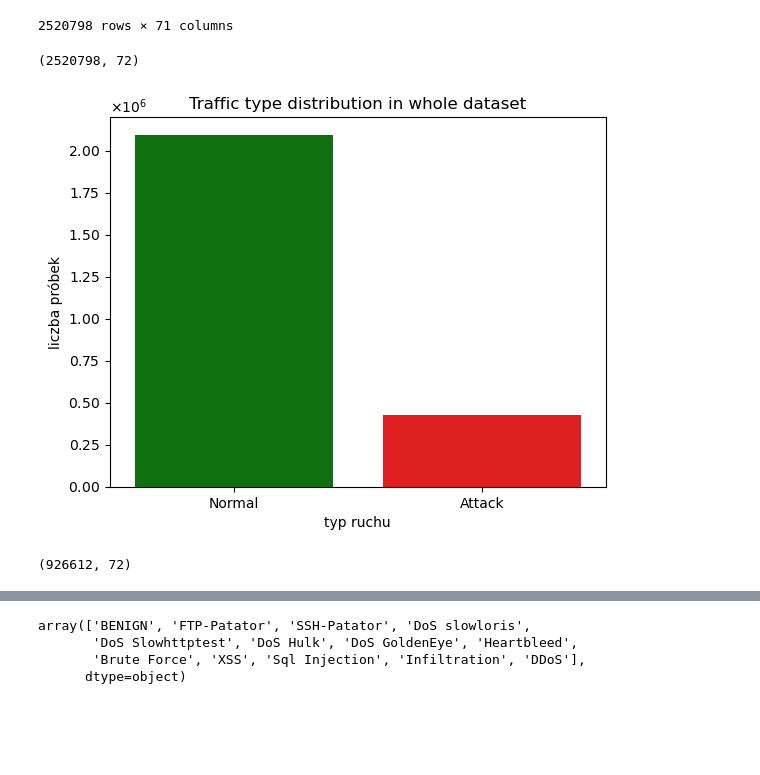
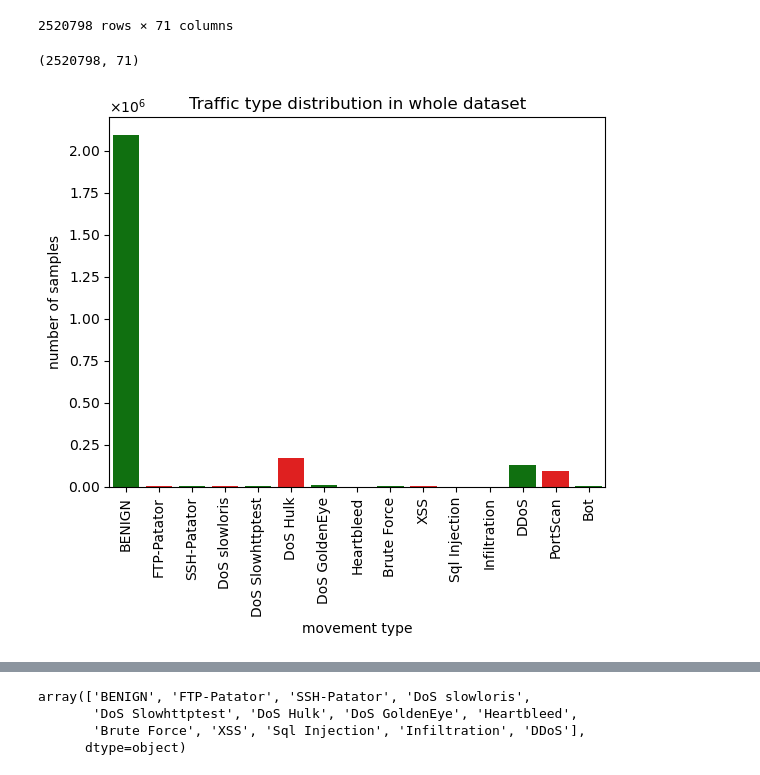
Before and after one commit to 2003congthinh/Capstone-Project, a Jupyter notebook: CICIDS2017.ipynb, the cells around one changed output, grey strips where cells are left out. Cells and saved outputs as stored; diff of their text form; code cells hidden in the pictures; blank space fills up the shorter version.

```diff
--- a/create_model.ipynb
+++ b/CICIDS2017.ipynb
@@ -187,58 +187,31 @@ all_data
 2520798 rows × 71 columns
 # %%
 ## temporarily add new column to distinguish traffic type between Normal / Attack
-trf_type = all_data.loc[:, "Label"].map(lambda lbl: "Normal" if lbl == "BENIGN" else "Attack")
-trf_type.name = "traffic type"
-all_data.loc[:, trf_type.name] = trf_type
+# trf_type = all_data.loc[:, "Label"].map(lambda lbl: "Normal" if lbl == "BENIGN" else "Attack")
+# trf_type.name = "traffic type"
+# all_data.loc[:, trf_type.name] = trf_type
 # %%
 ## check if column correctly added to the DataFrame
 
 #all_data
 print(all_data.shape)
 # %% [output]
-(2520798, 72)
+(2520798, 71)
 # %%
-### plot distrtibution of Normal traffic and Attacks in the whole dataset
+## plot distrtibution of Normal traffic and Attacks in the whole dataset
 
-#from matplotlib.ticker import StrMethodFormatter, MultipleLocator
-#fmt = StrMethodFormatter("{x:,}")  #below lines are just another approach on formatting yaxis
-#ax = plt.gca()
-#locator = MultipleLocator(1*10**5)
-#ax.yaxis.set_major_locator(locator)
-#ax.yaxis.set_major_formatter(fmt)
-plt.ticklabel_format(axis='y', useMathText=True, useOffset=False)  # change def ScalarFormatter
-
-sns.countplot(x="traffic type", data=all_data, palette=["g","r"])
+plt.ticklabel_format(axis='both', useMathText=True, useOffset=False)  # change def ScalarFormatter
+sns.countplot(x="Label", data=all_data, palette=["g","r"])
 plt.title("Traffic type distribution in whole dataset")
-plt.xlabel("typ ruchu")
-plt.ylabel("liczba próbek")
+plt.xlabel(xlabel="movement type")
+plt.xticks(rotation=90) # xlabel vertical
+plt.ylabel("number of samples")
 # plt.savefig("distribution1.png", dpi=200, format='png')
 plt.show()
 # %% [output]
-[figure, old version]
+[figure, new version]
 # %%
 # TRAFFIC UNDERSAMPLING
-
-### Normal traffic greatly outweights Evil traffic. To avoid for the model to be biased towards one type of traffic, it has to be downsampled
-all_data.loc[:, "traffic type"].value_counts()
-
-## DOWNSAMPLING
-from imblearn.under_sampling import RandomUnderSampler
-
-rus = RandomUnderSampler(random_state=10, sampling_strategy=0.85) # equals traffic unless ratio is specified
-
-
-all_data.drop(["traffic type"], axis=1, inplace=True) # temporarily rm the categorical column for underSampling
-
-# all_data_res, trf_type_res = rus.fit_sample(all_data, trf_type)
-all_data_res, trf_type_res = rus.fit_resample(all_data, trf_type)
-
-#all_datav2 = pd.concat([all_data_res, trf_type_res], join="inner")  # another way to join dataframe w/ series
-all_datav2 = all_data_res.join(trf_type_res, how="inner")
-
-all_datav2.shape # check if resulting DaraFrame valid
-# %% [output]
-(926612, 72)
 # %%
 ### show distribution chart after downsampling huge Normal traffic
 
```
Also changed, not shown: parts of 15 cells of this notebook, 5 other files.
